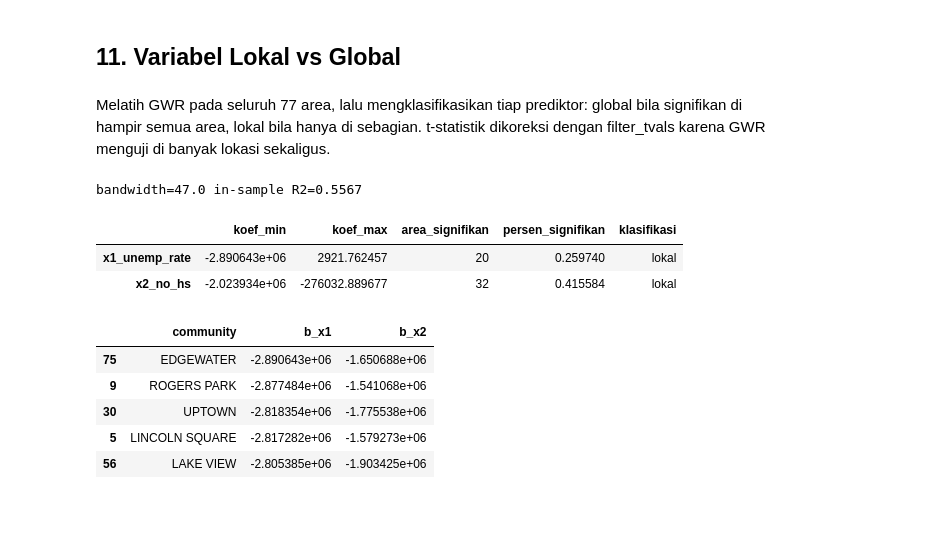
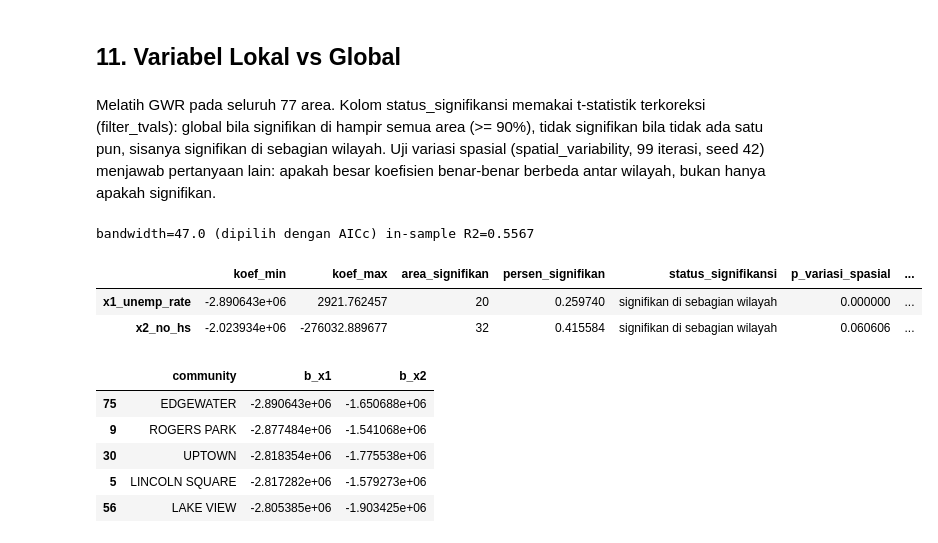
Before and after one commit to daffaade/capita-chicago-modelcomparison, a Jupyter notebook: chicago-capita.ipynb, the cells around one changed output. Cells and saved outputs as stored; diff of their text form; code cells hidden in the pictures; blank space fills up the shorter version.

Commit message:
refactor(gwr): report significance coverage and spatial variability

```diff
--- a/chicago-capita.ipynb
+++ b/chicago-capita.ipynb
@@ -282,41 +282,54 @@ Sebagai pembanding, memprediksi rata-rata data latih untuk semua baris uji mengh
 # %% [markdown]
 ## 11. Variabel Lokal vs Global
 # %% [markdown]
-Melatih GWR pada seluruh 77 area, lalu mengklasifikasikan tiap prediktor: global bila signifikan di hampir semua area, lokal bila hanya di sebagian. t-statistik dikoreksi dengan filter_tvals karena GWR menguji di banyak lokasi sekaligus.
+Melatih GWR pada seluruh 77 area. Kolom status_signifikansi memakai t-statistik terkoreksi (filter_tvals): global bila signifikan di hampir semua area (>= 90%), tidak signifikan bila tidak ada satu pun, sisanya signifikan di sebagian wilayah. Uji variasi spasial (spatial_variability, 99 iterasi, seed 42) menjawab pertanyaan lain: apakah besar koefisien benar-benar berbeda antar wilayah, bukan hanya apakah signifikan.
 # %%
 from IPython.display import display
 
 coords_all = df[["x_m", "y_m"]].to_numpy()
 X_all = df[["x1_unemp_rate", "x2_no_hs"]].to_numpy()
 y_all = df["y"].to_numpy().reshape(-1, 1)
 
-bw_all = Sel_BW(coords_all, y_all, X_all, fixed=False, kernel="bisquare").search()
+selector_all = Sel_BW(coords_all, y_all, X_all, fixed=False, kernel="bisquare")
+bw_all = selector_all.search()
 gwr_all = GWR(coords_all, y_all, X_all, bw_all, fixed=False, kernel="bisquare").fit()
 t_terkoreksi = gwr_all.filter_tvals()
+p_variasi = gwr_all.spatial_variability(selector_all, n_iters=99, seed=42)
 
 ringkas_lokal = pd.DataFrame({
     "koef_min": gwr_all.params[:, 1:].min(axis=0),
     "koef_max": gwr_all.params[:, 1:].max(axis=0),
     "area_signifikan": (t_terkoreksi[:, 1:] != 0).sum(axis=0),
 }, index=["x1_unemp_rate", "x2_no_hs"])
 ringkas_lokal["persen_signifikan"] = ringkas_lokal["area_signifikan"] / len(df)
-ringkas_lokal["klasifikasi"] = np.where(ringkas_lokal["persen_signifikan"] >= 0.9, "global", "lokal")
+ringkas_lokal["status_signifikansi"] = np.select(
+    [ringkas_lokal["persen_signifikan"] >= 0.9, ringkas_lokal["area_signifikan"] == 0],
+    ["global (hampir semua area)", "tidak signifikan di area mana pun"],
+    default="signifikan di sebagian wilayah",
+)
+ringkas_lokal["p_variasi_spasial"] = p_variasi[1:]
+ringkas_lokal["variasi_koefisien"] = np.where(
+    ringkas_lokal["p_variasi_spasial"] < 0.05,
+    "bervariasi antar wilayah",
+    "tidak terbukti bervariasi",
+)
 
 ekstrem = df[["community"]].copy()
 ekstrem["b_x1"] = gwr_all.params[:, 1]
 ekstrem["b_x2"] = gwr_all.params[:, 2]
 ekstrem = ekstrem.loc[ekstrem["b_x1"].abs().nlargest(5).index]
 
 assert gwr_all.params.shape == (len(df), 3)
 assert ringkas_lokal["area_signifikan"].between(0, len(df)).all()
-print(f"bandwidth={bw_all} in-sample R2={gwr_all.R2:.4f}")
+assert ((ringkas_lokal["p_variasi_spasial"] >= 0) & (ringkas_lokal["p_variasi_spasial"] <= 1)).all()
+print(f"bandwidth={bw_all} (dipilih dengan AICc) in-sample R2={gwr_all.R2:.4f}")
 display(ringkas_lokal)
 ekstrem
 # %% [output]
-bandwidth=47.0 in-sample R2=0.5567
+bandwidth=47.0 (dipilih dengan AICc) in-sample R2=0.5567
-|  | koef_min | koef_max | area_signifikan | persen_signifikan | klasifikasi |
-| x1_unemp_rate | -2.890643e+06 | 2921.762457 | 20 | 0.259740 | lokal |
-| x2_no_hs | -2.023934e+06 | -276032.889677 | 32 | 0.415584 | lokal |
+|  | koef_min | koef_max | area_signifikan | persen_signifikan | status_signifikansi | p_variasi_spasial | ... |
+| x1_unemp_rate | -2.890643e+06 | 2921.762457 | 20 | 0.259740 | signifikan di sebagian wilayah | 0.000000 | ... |
+| x2_no_hs | -2.023934e+06 | -276032.889677 | 32 | 0.415584 | signifikan di sebagian wilayah | 0.060606 | ... |
 |  | community | b_x1 | b_x2 |
 | 75 | EDGEWATER | -2.890643e+06 | -1.650688e+06 |
 | 9 | ROGERS PARK | -2.877484e+06 | -1.541068e+06 |
```
